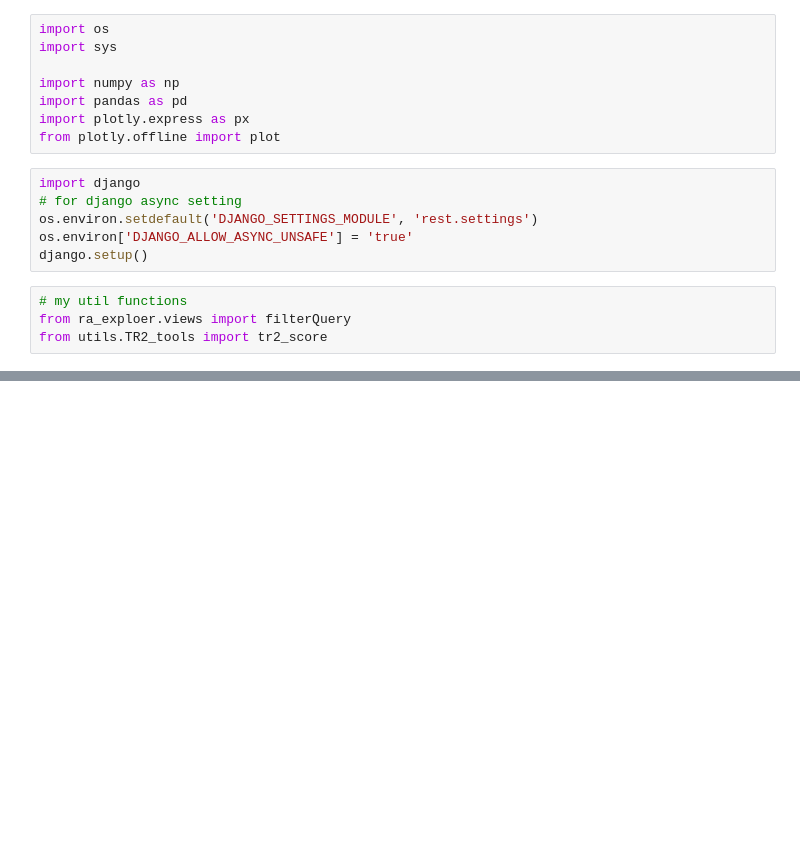
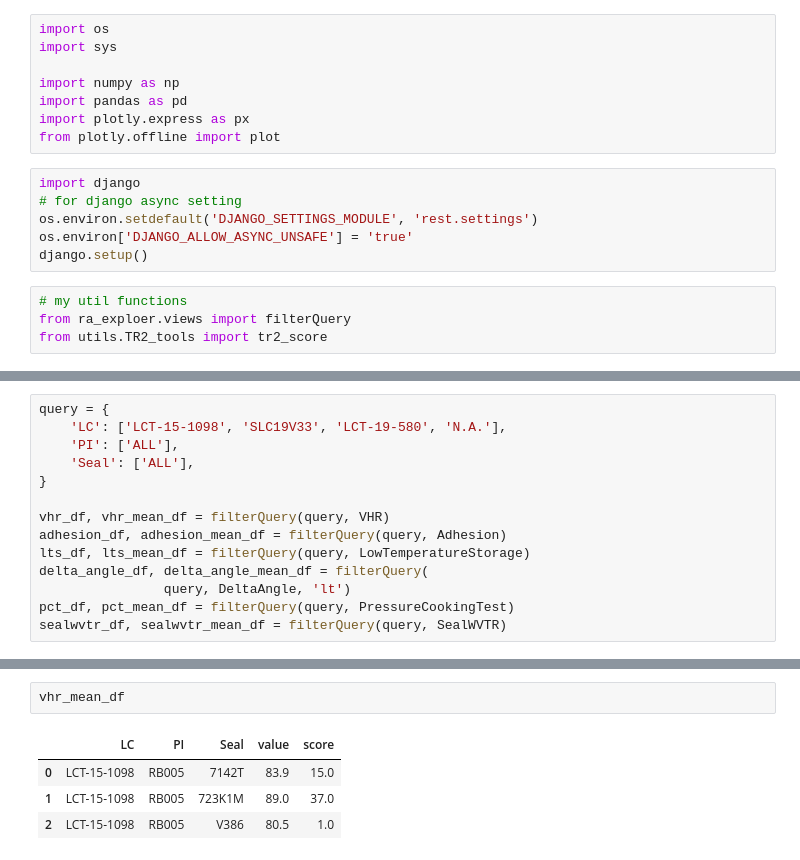
Before and after one commit to dimsplendid/td_toolkits_reconstruc, a Jupyter notebook: test.ipynb, the cells around one changed output, grey strips where cells are left out. Drawn from its saved outputs; the diff is of its cells as text; blank space fills up the shorter version.

```diff
--- a/test.ipynb
+++ b/test.ipynb
@@ -209,0 +19,14 @@ SELECT "tr2calculator_opticslogtest"."id", "tr2calculator_opticslogtest"."batch_
+# %%
+query = {
+    'LC': ['LCT-15-1098', 'SLC19V33', 'LCT-19-580', 'N.A.'],
+    'PI': ['ALL'],
+    'Seal': ['ALL'],
+}
+
+vhr_df, vhr_mean_df = filterQuery(query, VHR)
+adhesion_df, adhesion_mean_df = filterQuery(query, Adhesion)
+lts_df, lts_mean_df = filterQuery(query, LowTemperatureStorage)
+delta_angle_df, delta_angle_mean_df = filterQuery(
+                query, DeltaAngle, 'lt')
+pct_df, pct_mean_df = filterQuery(query, PressureCookingTest)
+sealwvtr_df, sealwvtr_mean_df = filterQuery(query, SealWVTR)
@@ -209,0 +102,7 @@ SELECT "tr2calculator_opticslogtest"."id", "tr2calculator_opticslogtest"."batch_
+# %%
+vhr_mean_df
+# %% [output]
+|  | LC | PI | Seal | value | score |
+| 0 | LCT-15-1098 | RB005 | 7142T | 83.9 | 15.0 |
+| 1 | LCT-15-1098 | RB005 | 723K1M | 89.0 | 37.0 |
+| 2 | LCT-15-1098 | RB005 | V386 | 80.5 | 1.0 |
```
Also changed, not shown: parts of 38 cells of this notebook, 15 other files.
